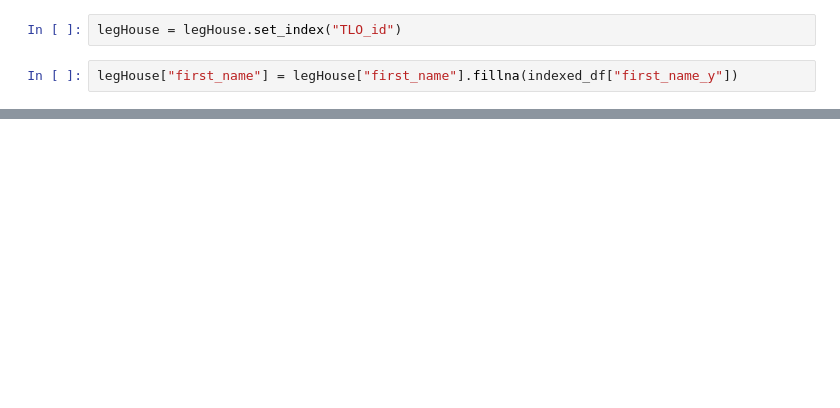
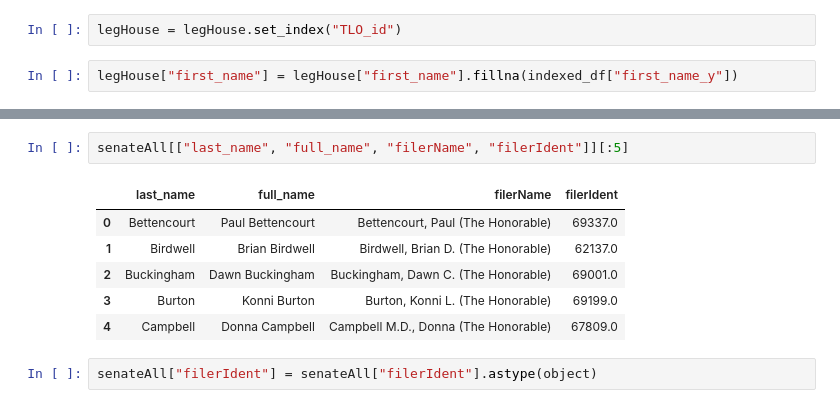
Before and after one commit to open-austin/influence-texas, a Jupyter notebook: notebooks/Legislator-Crosswalk.ipynb, the cells around one changed output, grey strips where cells are left out. Drawn from its saved outputs; the diff is of its cells as text; blank space fills up the shorter version.

```diff
--- a/notebooks/Legislator-Crosswalk.ipynb
+++ b/notebooks/Legislator-Crosswalk.ipynb
@@ -433,0 +377,11 @@ answerShort.to_csv("../data/senateCrosswalk.csv")
+# %%
+senateAll[["last_name", "full_name", "filerName", "filerIdent"]][:5]
+# %% [output]
+|  | last_name | full_name | filerName | filerIdent |
+| 0 | Bettencourt | Paul Bettencourt | Bettencourt, Paul (The Honorable) | 69337.0 |
+| 1 | Birdwell | Brian Birdwell | Birdwell, Brian D. (The Honorable) | 62137.0 |
+| 2 | Buckingham | Dawn Buckingham | Buckingham, Dawn C. (The Honorable) | 69001.0 |
+| 3 | Burton | Konni Burton | Burton, Konni L. (The Honorable) | 69199.0 |
+| 4 | Campbell | Donna Campbell | Campbell M.D., Donna (The Honorable) | 67809.0 |
+# %%
+senateAll["filerIdent"] = senateAll["filerIdent"].astype(object)
```
Also changed, not shown: parts of 52 cells of this notebook, 2 other files.
